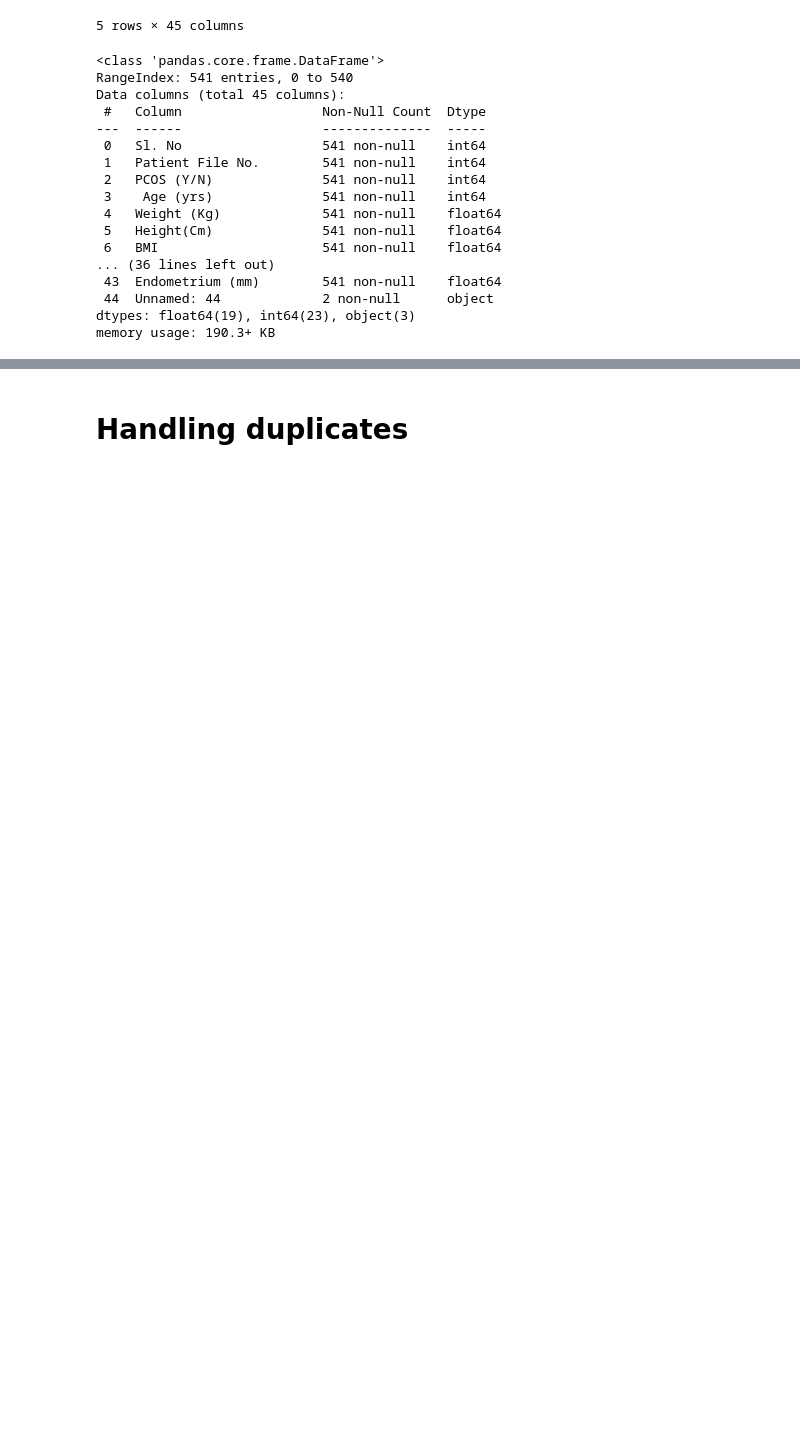
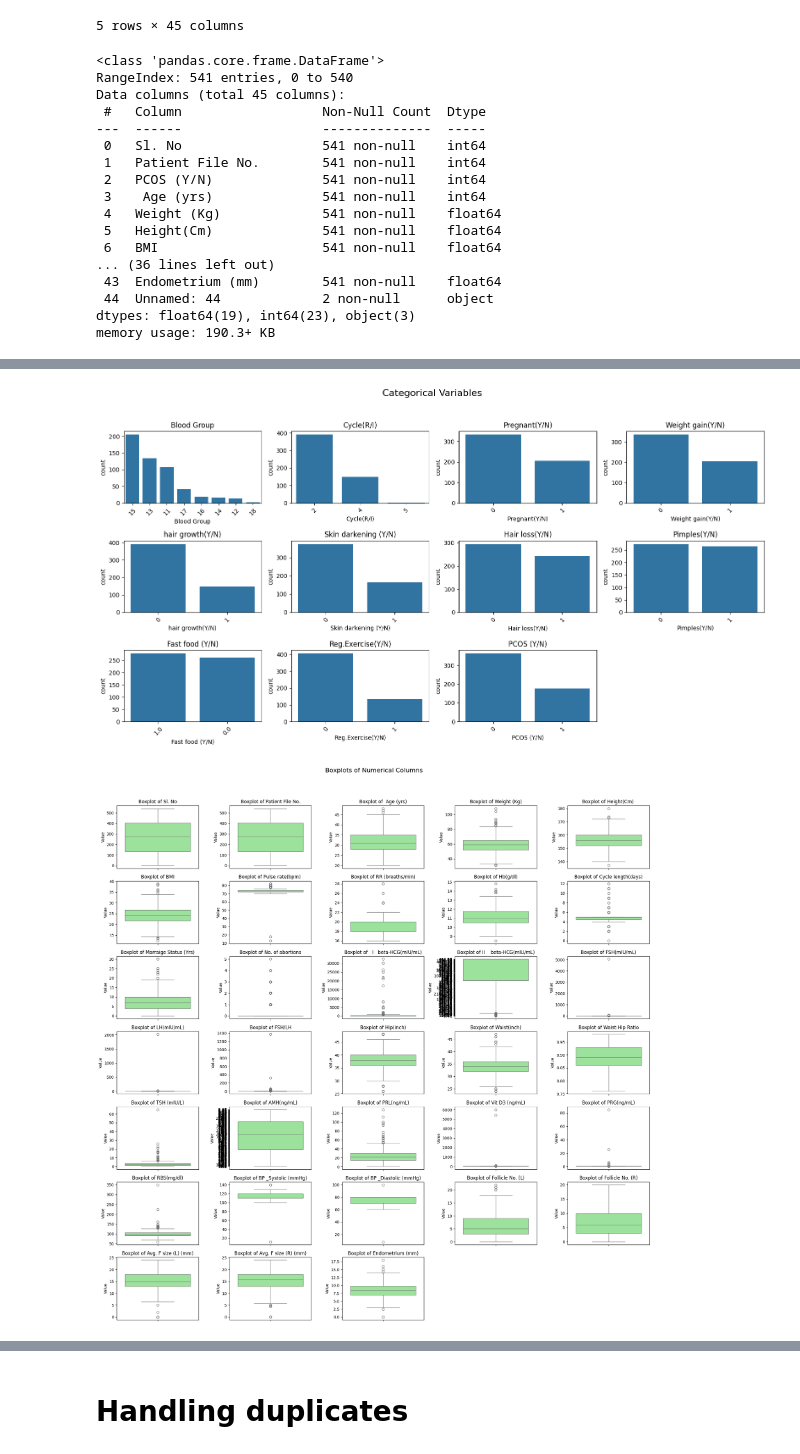
Before and after one commit to stacychann/dsa4262_pcos, a Jupyter notebook: Cleaning_EDA.ipynb, the cells around one changed output, grey strips where cells are left out. Drawn from its saved outputs; the diff is of its cells as text; code cells hidden in the pictures; blank space fills up the shorter version.

```diff
--- a/Cleaning_EDA.ipynb
+++ b/Cleaning_EDA.ipynb
@@ -57,0 +62,3 @@ df.describe()
+# %%
+# Unnamed column contains all NA values, which is not useful
+df.drop(columns = ['Unnamed: 44'],axis=1,inplace=True)
@@ -57,0 +94,9 @@ df.describe()
+# %%
+# Separate categorical and numerical columns
+categorical_cols = ['Blood Group', 'Cycle(R/I)', 'Pregnant(Y/N)', 'Weight gain(Y/N)',
+                    'hair growth(Y/N)', 'Skin darkening (Y/N)', 'Hair loss(Y/N)', 'Pimples(Y/N)',
+                    'Fast food (Y/N)', 'Reg.Exercise(Y/N)', 'PCOS (Y/N)']
+numerical_cols = [col for col in df.columns if col not in categorical_cols]
+
+print(categorical_cols)
+print(numerical_cols)
@@ -57,0 +106,67 @@ df.describe()
+# %%
+# Function to plot subplots for categorical columns
+def plot_categorical_subplots(df, cat_cols, rows=3, cols=4):
+    total = len(cat_cols)
+    fig, axes = plt.subplots(rows, cols, figsize=(cols*4, rows*3))
+    axes = axes.flatten()
+
+    for i, col in enumerate(cat_cols):
+        sns.countplot(data=df, x=col, ax=axes[i], order=df[col].value_counts().index)
+        axes[i].set_title(col)
+        axes[i].tick_params(axis='x', labelrotation=45)
+
+    # Hide unused axes
+    for j in range(i+1, len(axes)):
+        fig.delaxes(axes[j])
+
+    fig.suptitle("Categorical Variables", fontsize=16)
+    plt.tight_layout(rect=[0, 0.03, 1, 0.95])
+    plt.show()
+
+# Function to plot subplots for numerical columns (boxplot)
+def plot_numerical_boxplots(df, num_cols, rows=7, cols=5):
+    total = len(num_cols)
+    fig, axes = plt.subplots(rows, cols, figsize=(cols * 4, rows * 3))
+    axes = axes.flatten()
+
+    for i, col in enumerate(num_cols):
+        sns.boxplot(y=df[col], ax=axes[i], color='lightgreen')
+        axes[i].set_title(f'Boxplot of {col}')
+        axes[i].set_xlabel("")
+        axes[i].set_ylabel("Value")
+
+    # Hide unused axes
+    for j in range(i + 1, len(axes)):
+        fig.delaxes(axes[j])
+
+    fig.suptitle("Boxplots of Numerical Columns", fontsize=16)
+    plt.tight_layout(rect=[0, 0.03, 1, 0.95])
+    plt.show()
+
+# Function to plot subplots for numerical columns (histogram)
+def plot_numerical_histograms(df, num_cols, rows=7, cols=5, bins=20):
+    total = len(num_cols)
+    fig, axes = plt.subplots(rows, cols, figsize=(cols * 4, rows * 3))
+    axes = axes.flatten()
+
+    for i, col in enumerate(num_cols):
+        sns.histplot(data=df, x=col, ax=axes[i], bins=bins, kde=True, color='skyblue')
+        axes[i].set_title(f'Distribution of {col}')
+        axes[i].set_xlabel("Value")
+        axes[i].set_ylabel("Frequency")
+
+    # Hide unused axes
+    for j in range(i + 1, len(axes)):
+        fig.delaxes(axes[j])
+
+    fig.suptitle("Histograms of Numerical Columns", fontsize=16)
+    plt.tight_layout(rect=[0, 0.03, 1, 0.95])
+    plt.show()
+
+# Call the functions
+plot_categorical_subplots(df, categorical_cols, rows=3, cols=4)
+plot_numerical_boxplots(df, numerical_cols, rows=7, cols=5)
+plot_numerical_histograms(df, numerical_cols, rows=7, cols=5)
+# %% [output]
+[figure, added]
+[figure, added]
```
Also changed, not shown: parts of 13 cells of this notebook.
